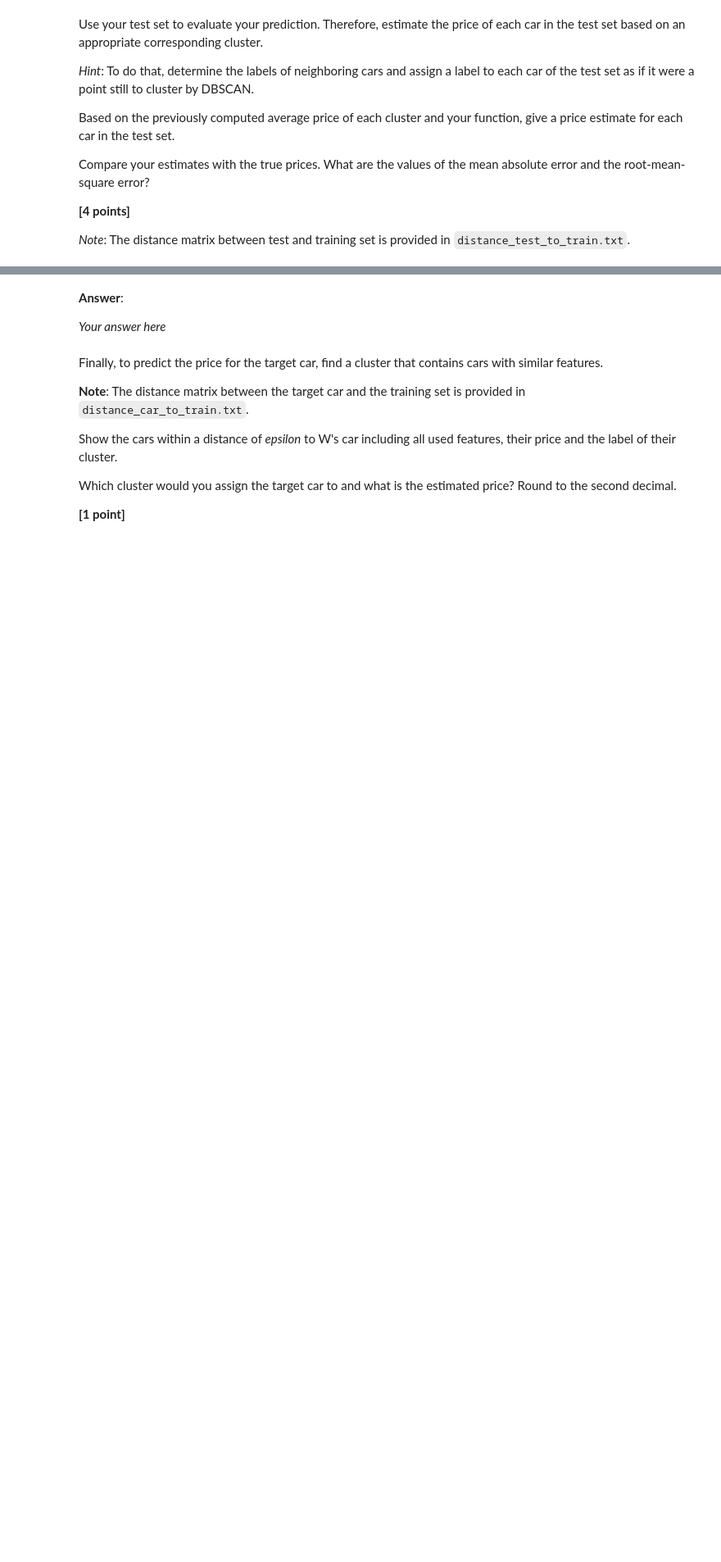
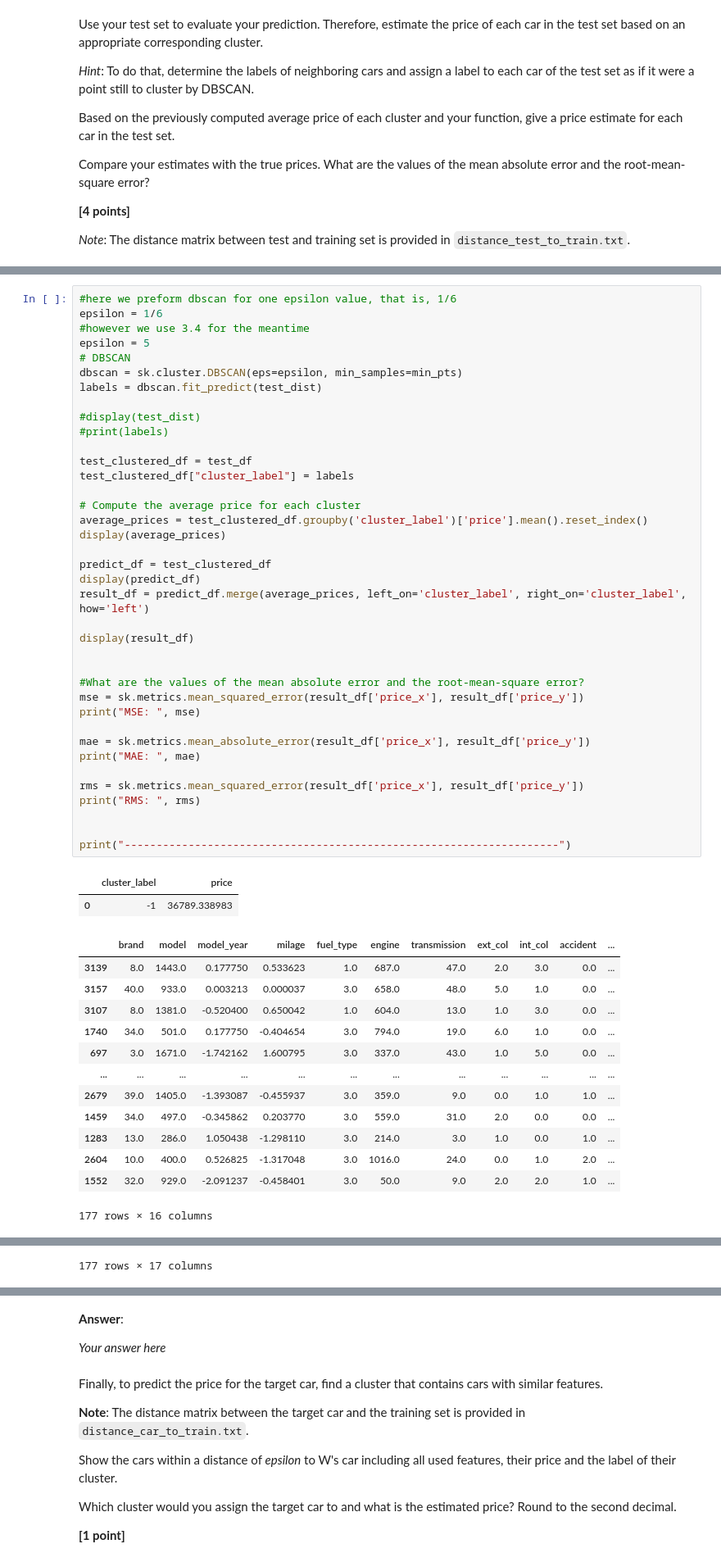
Before and after one commit to sillyduckyluck/IDS_Winning_team, a Jupyter notebook: Part_1/IDS_WS23_Assignment_part_1-student.ipynb, the cells around one changed output, grey strips where cells are left out. Shown: that part at 82% size. Drawn from its saved outputs; the diff is of its cells as text; blank space fills up the shorter version.

```diff
--- a/Part_1/IDS_WS23_Assignment_part_1-student.ipynb
+++ b/Part_1/IDS_WS23_Assignment_part_1-student.ipynb
@@ -919,0 +943,54 @@ ValueError: could not convert string '6.004914927067469543e-01,5.061470799519756
+# %%
+#here we preform dbscan for one epsilon value, that is, 1/6
+epsilon = 1/6
+#however we use 3.4 for the meantime
+epsilon = 5
+# DBSCAN
+dbscan = sk.cluster.DBSCAN(eps=epsilon, min_samples=min_pts)
+labels = dbscan.fit_predict(test_dist)
+
+#display(test_dist)
+#print(labels)
+
+test_clustered_df = test_df
+test_clustered_df["cluster_label"] = labels
+
+# Compute the average price for each cluster
+average_prices = test_clustered_df.groupby('cluster_label')['price'].mean().reset_index()
+display(average_prices)
+
+predict_df = test_clustered_df
+display(predict_df)
+result_df = predict_df.merge(average_prices, left_on='cluster_label', right_on='cluster_label', how='left')
+
+display(result_df)
+
+
+#What are the values of the mean absolute error and the root-mean-square error?
+mse = sk.metrics.mean_squared_error(result_df['price_x'], result_df['price_y'])
+print("MSE: ", mse)
+
+mae = sk.metrics.mean_absolute_error(result_df['price_x'], result_df['price_y'])
+print("MAE: ", mae)
+
+rms = sk.metrics.mean_squared_error(result_df['price_x'], result_df['price_y'])
+print("RMS: ", rms)
+
+
+print("--------------------------------------------------------------------")
+# %% [output]
+|  | cluster_label | price |
+| 0 | -1 | 36789.338983 |
+|  | brand | model | model_year | milage | fuel_type | engine | transmission | ext_col | int_col | accident | ... |
+| 3139 | 8.0 | 1443.0 | 0.177750 | 0.533623 | 1.0 | 687.0 | 47.0 | 2.0 | 3.0 | 0.0 | ... |
+| 3157 | 40.0 | 933.0 | 0.003213 | 0.000037 | 3.0 | 658.0 | 48.0 | 5.0 | 1.0 | 0.0 | ... |
+| 3107 | 8.0 | 1381.0 | -0.520400 | 0.650042 | 1.0 | 604.0 | 13.0 | 1.0 | 3.0 | 0.0 | ... |
+| 1740 | 34.0 | 501.0 | 0.177750 | -0.404654 | 3.0 | 794.0 | 19.0 | 6.0 | 1.0 | 0.0 | ... |
+| 697 | 3.0 | 1671.0 | -1.742162 | 1.600795 | 3.0 | 337.0 | 43.0 | 1.0 | 5.0 | 0.0 | ... |
+| ... | ... | ... | ... | ... | ... | ... | ... | ... | ... | ... | ... |
+| 2679 | 39.0 | 1405.0 | -1.393087 | -0.455937 | 3.0 | 359.0 | 9.0 | 0.0 | 1.0 | 1.0 | ... |
+| 1459 | 34.0 | 497.0 | -0.345862 | 0.203770 | 3.0 | 559.0 | 31.0 | 2.0 | 0.0 | 0.0 | ... |
+| 1283 | 13.0 | 286.0 | 1.050438 | -1.298110 | 3.0 | 214.0 | 3.0 | 1.0 | 0.0 | 1.0 | ... |
+| 2604 | 10.0 | 400.0 | 0.526825 | -1.317048 | 3.0 | 1016.0 | 24.0 | 0.0 | 1.0 | 2.0 | ... |
+| 1552 | 32.0 | 929.0 | -2.091237 | -0.458401 | 3.0 | 50.0 | 9.0 | 2.0 | 2.0 | 1.0 | ... |
+177 rows × 16 columns
@@ -919,0 +1009 @@ ValueError: could not convert string '6.004914927067469543e-01,5.061470799519756
+177 rows × 17 columns
```
Also changed, not shown: parts of 15 cells of this notebook.
